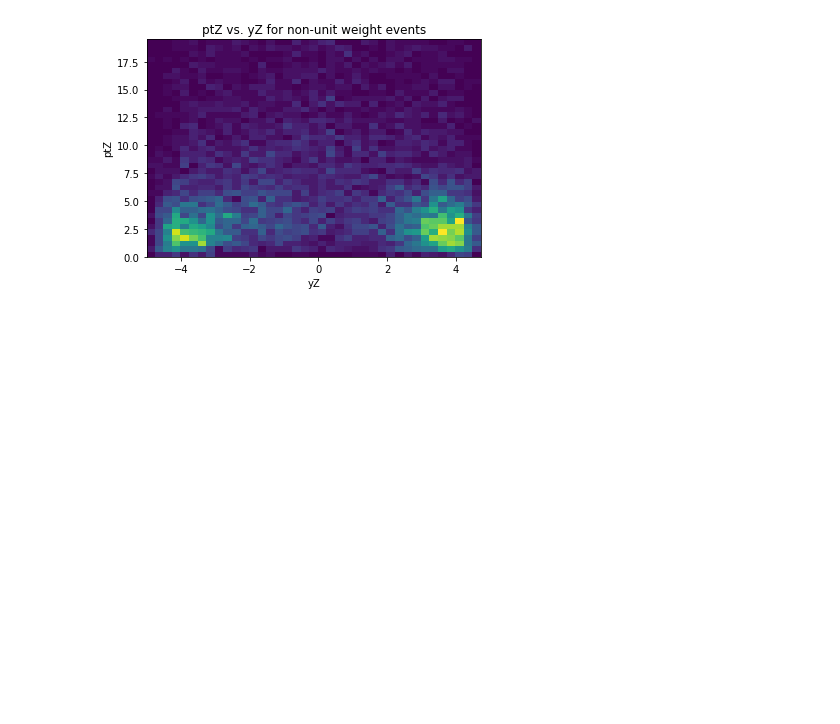
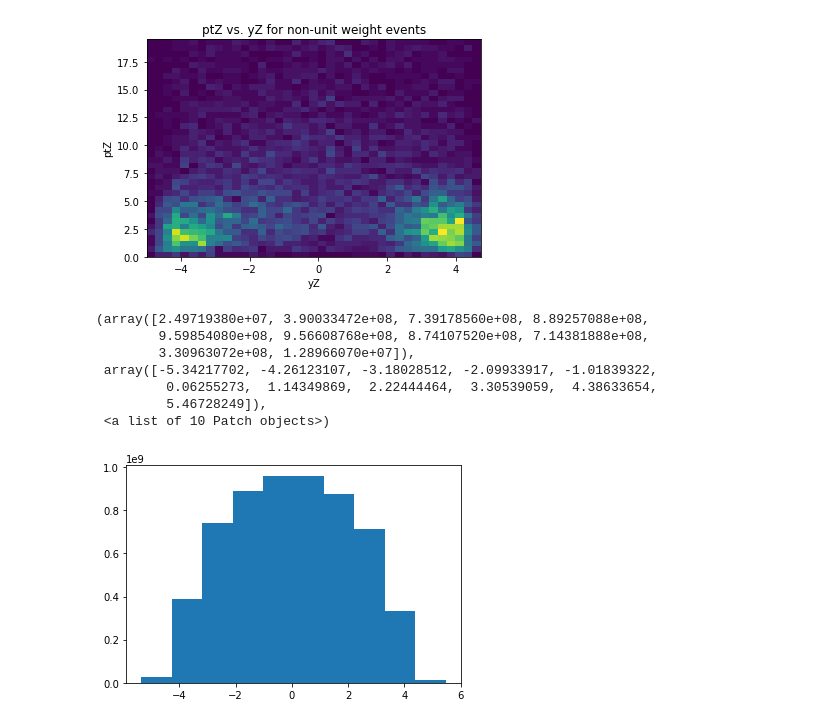
Before and after one commit to kdlong/MiNNLOValidation, a Jupyter notebook: genWeightStudy.ipynb, the cells around one changed output. Drawn from its saved outputs; the diff is of its cells as text; code cells hidden in the pictures; blank space fills up the shorter version.

```diff
--- a/genWeightStudy.ipynb
+++ b/genWeightStudy.ipynb
@@ -186,3 +186,14 @@ plt.title("ptZ vs. yZ for non-unit weight events")
 plt.show()
 # %% [output]
 [figure]
+# %%
+plt.hist(df["yZ"], weights=\df["genWeight"])
+# %% [output]
+(array([2.49719380e+07, 3.90033472e+08, 7.39178560e+08, 8.89257088e+08,
+        9.59854080e+08, 9.56608768e+08, 8.74107520e+08, 7.14381888e+08,
+        3.30963072e+08, 1.28966070e+07]),
+ array([-5.34217702, -4.26123107, -3.18028512, -2.09933917, -1.01839322,
+         0.06255273,  1.14349869,  2.22444464,  3.30539059,  4.38633654,
+         5.46728249]),
+ <a list of 10 Patch objects>)
+[figure, added]
```
Also changed, not shown: 2 other files.
